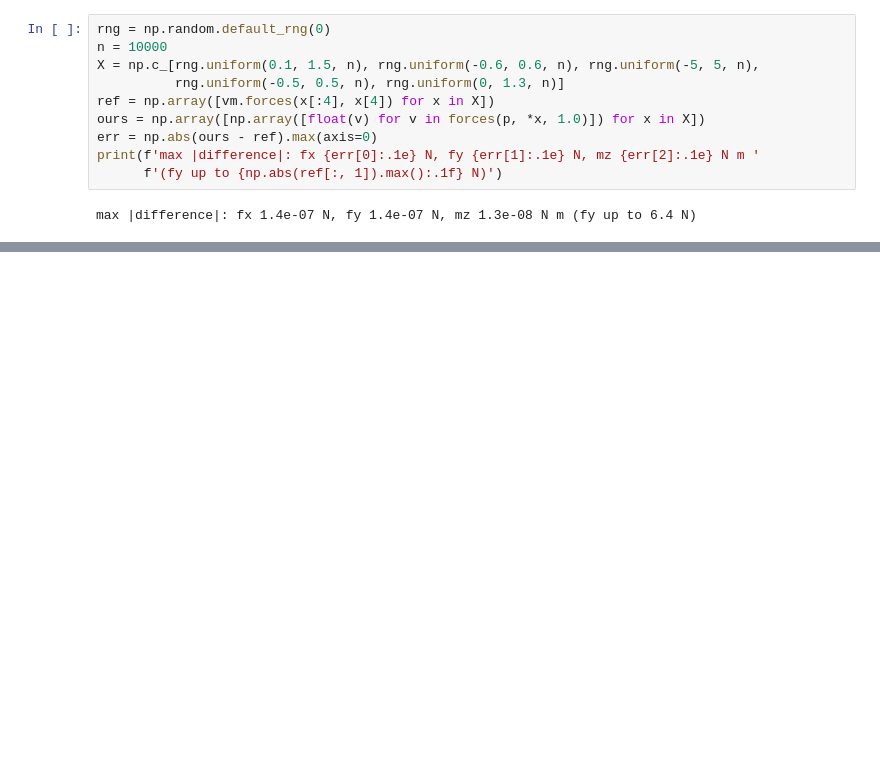
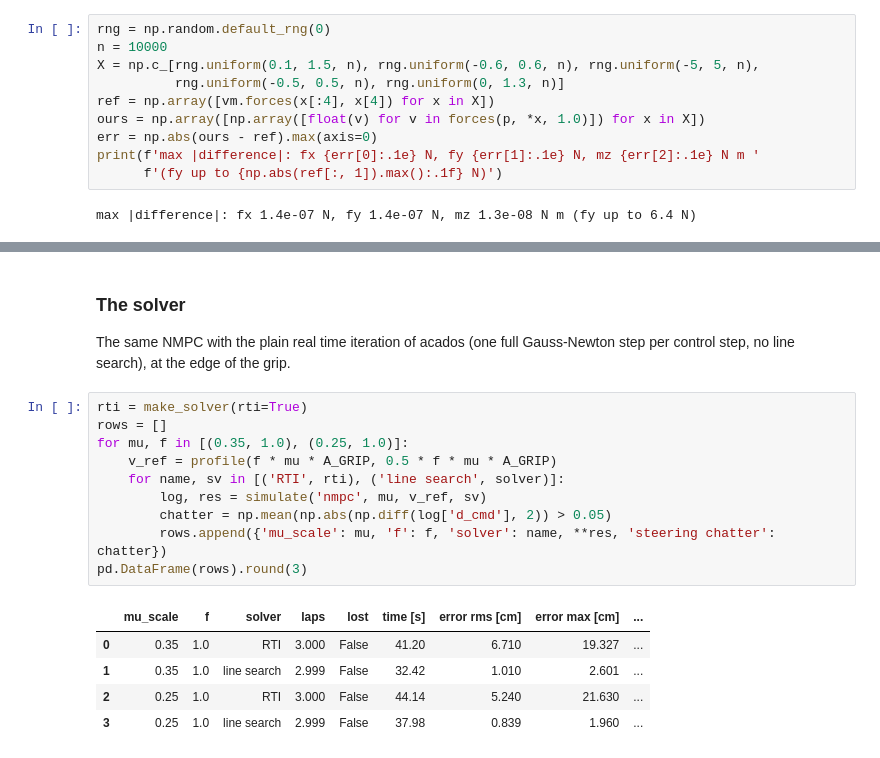
Before and after one commit to Gelminaio/drift-mpc-ackermann, a Jupyter notebook: notebooks/nmpc.ipynb, the cells around one changed output, grey strips where cells are left out. Cells and saved outputs as stored; diff of their text form; blank space fills up the shorter version.

```diff
--- a/notebooks/nmpc.ipynb
+++ b/notebooks/nmpc.ipynb
@@ -120,0 +334,21 @@ straight path and along a circle.
+# %% [markdown]
+### The solver
+
+The same NMPC with the plain real time iteration of acados (one full Gauss-Newton step per
+control step, no line search), at the edge of the grip.
+# %%
+rti = make_solver(rti=True)
+rows = []
+for mu, f in [(0.35, 1.0), (0.25, 1.0)]:
+    v_ref = profile(f * mu * A_GRIP, 0.5 * f * mu * A_GRIP)
+    for name, sv in [('RTI', rti), ('line search', solver)]:
+        log, res = simulate('nmpc', mu, v_ref, sv)
+        chatter = np.mean(np.abs(np.diff(log['d_cmd'], 2)) > 0.05)
+        rows.append({'mu_scale': mu, 'f': f, 'solver': name, **res, 'steering chatter': chatter})
+pd.DataFrame(rows).round(3)
+# %% [output]
+|  | mu_scale | f | solver | laps | lost | time [s] | error rms [cm] | error max [cm] | ... |
+| 0 | 0.35 | 1.0 | RTI | 3.000 | False | 41.20 | 6.710 | 19.327 | ... |
+| 1 | 0.35 | 1.0 | line search | 2.999 | False | 32.42 | 1.010 | 2.601 | ... |
+| 2 | 0.25 | 1.0 | RTI | 3.000 | False | 44.14 | 5.240 | 21.630 | ... |
+| 3 | 0.25 | 1.0 | line search | 2.999 | False | 37.98 | 0.839 | 1.960 | ... |
```
Also changed, not shown: parts of 13 cells of this notebook, 1 other file.
